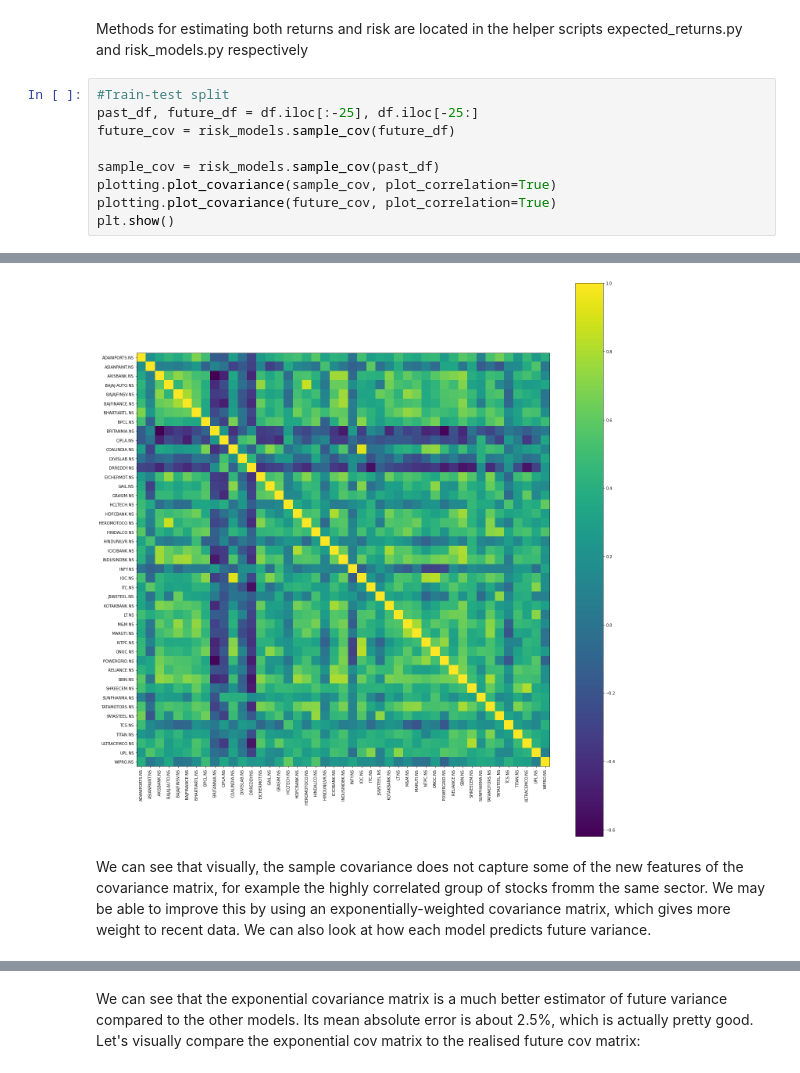
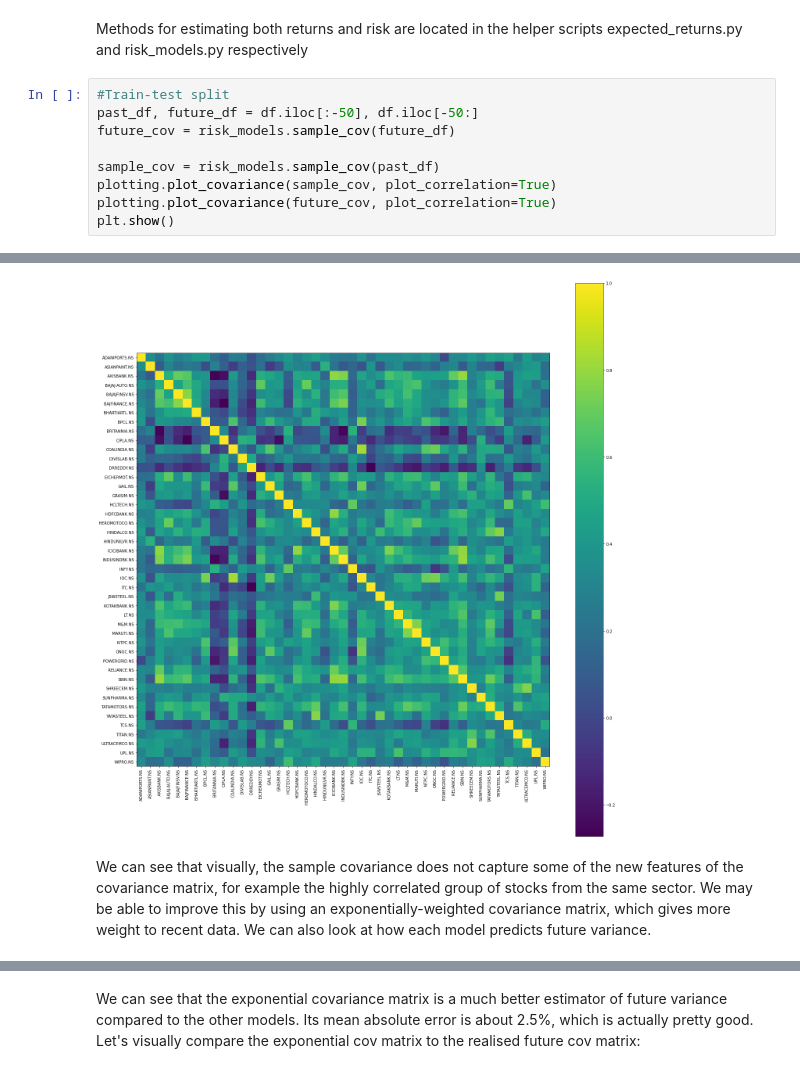
Before and after one commit to suppureme/EPAT-PortfolioManagement, a Jupyter notebook: Portfolio Optimization Techniques.ipynb, the cells around one changed output, grey strips where cells are left out. Cells and saved outputs as stored; diff of their text form.

```diff
--- a/Portfolio Optimization Techniques.ipynb
+++ b/Portfolio Optimization Techniques.ipynb
@@ -113,19 +118,19 @@ Methods for estimating both returns and risk are located in the helper scripts
 expected_returns.py and risk_models.py respectively
 # %%
 #Train-test split
-past_df, future_df = df.iloc[:-25], df.iloc[-25:]
+past_df, future_df = df.iloc[:-50], df.iloc[-50:]
 future_cov = risk_models.sample_cov(future_df)
 
 sample_cov = risk_models.sample_cov(past_df)
 plotting.plot_covariance(sample_cov, plot_correlation=True)
 plotting.plot_covariance(future_cov, plot_correlation=True)
 plt.show()
 # %% [output]
 [figure]
-[figure, old version]
+[figure, new version]
 # %% [markdown]
 We can see that visually, the sample covariance does not capture some of the new
-features of the covariance matrix, for example the highly correlated group of stocks fromm the same sector.
+features of the covariance matrix, for example the highly correlated group of stocks from the same sector.
  We may be able to improve this by using an exponentially-weighted covariance matrix,
   which gives more weight to recent data. We can also look at how each model predicts
   future variance.
```
Also changed, not shown: parts of 28 cells of this notebook.
